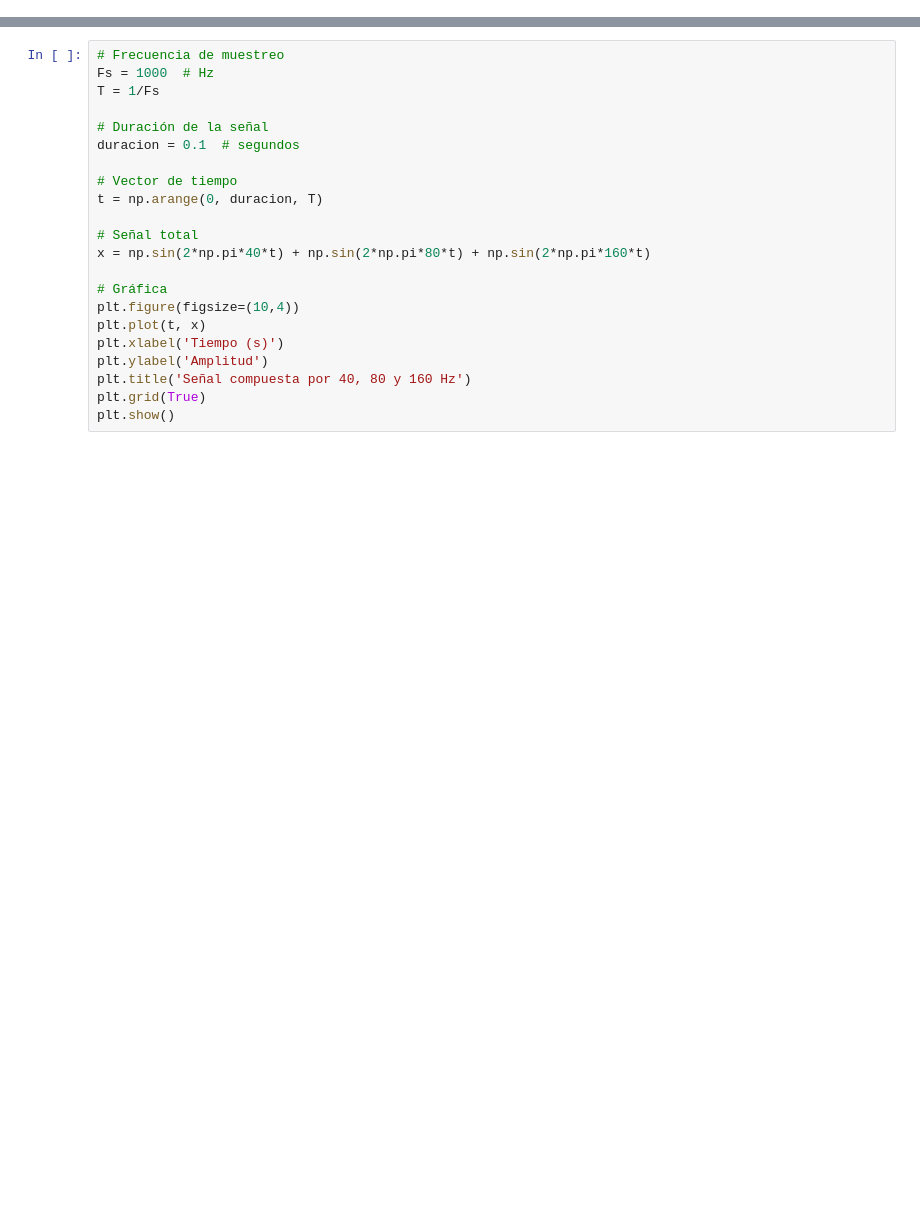
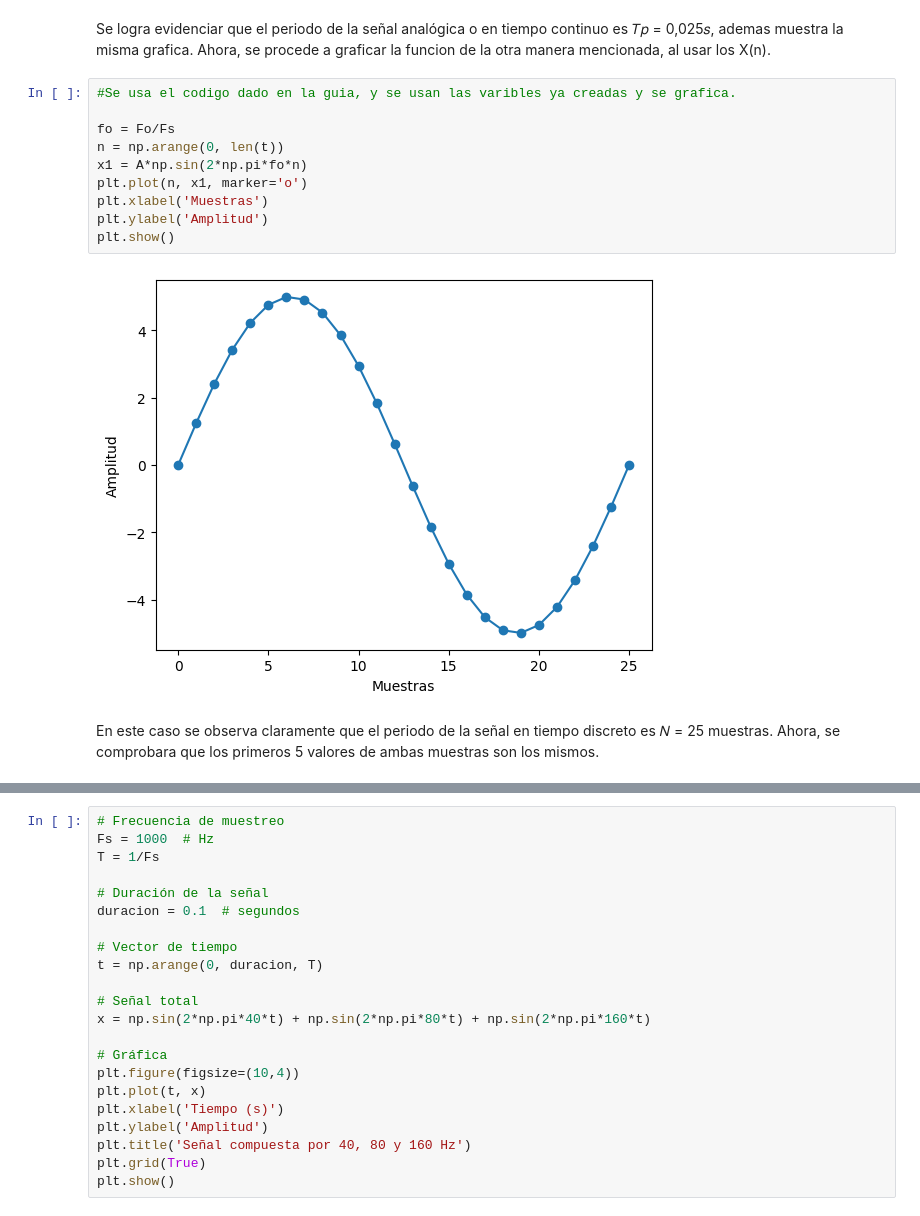
Before and after one commit to decagsito/Biosenales_20261, a Jupyter notebook: Practica_5.ipynb, the cells around one changed output, grey strips where cells are left out. Saved outputs shown, nothing was run; the diff lists cells and outputs as text; blank space fills up the shorter version.

```diff
--- a/Practica_5.ipynb
+++ b/Practica_5.ipynb
@@ -13,0 +64,17 @@ from scipy import signal
+# %% [markdown]
+Se logra evidenciar que el periodo de la señal analógica o en tiempo continuo es 𝑇𝑝 = 0,025𝑠, ademas muestra la misma grafica. Ahora, se procede a graficar la funcion de la otra manera mencionada, al usar los X(n).
+# %%
+#Se usa el codigo dado en la guia, y se usan las varibles ya creadas y se grafica.
+
+fo = Fo/Fs
+n = np.arange(0, len(t))
+x1 = A*np.sin(2*np.pi*fo*n)
+plt.plot(n, x1, marker='o')
+plt.xlabel('Muestras')
+plt.ylabel('Amplitud')
+plt.show()
+# %% [output]
+[figure, added]
+# %% [markdown]
+En este caso se observa claramente que el periodo de la señal en tiempo discreto es 𝑁 = 25
+muestras. Ahora, se comprobara que los primeros 5 valores de ambas muestras son los mismos.
```
Also changed, not shown: parts of 45 cells of this notebook.
